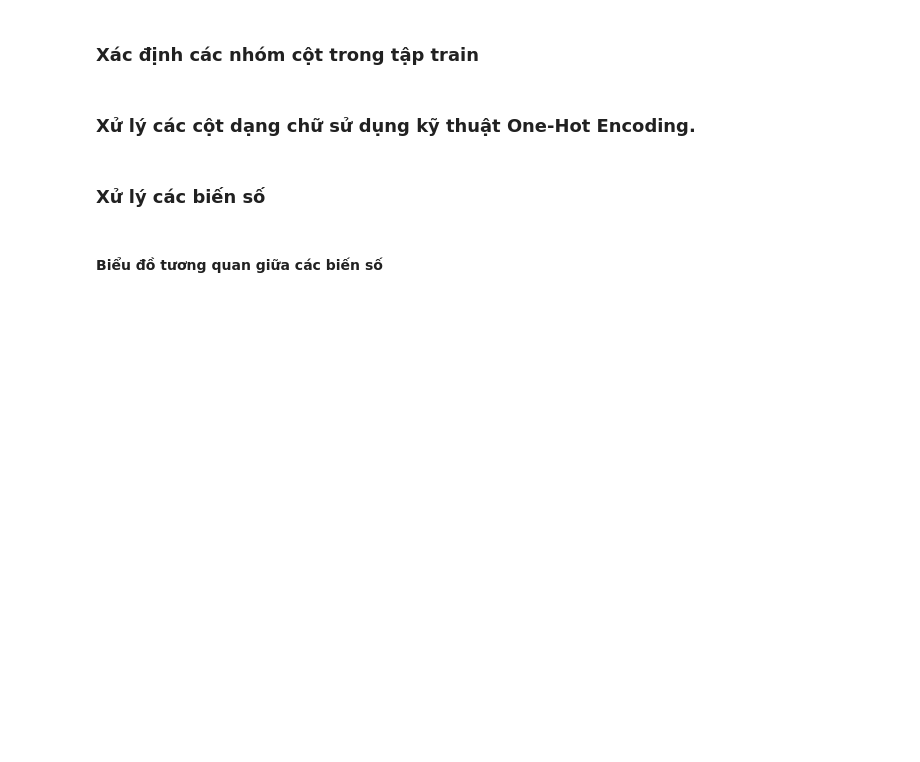
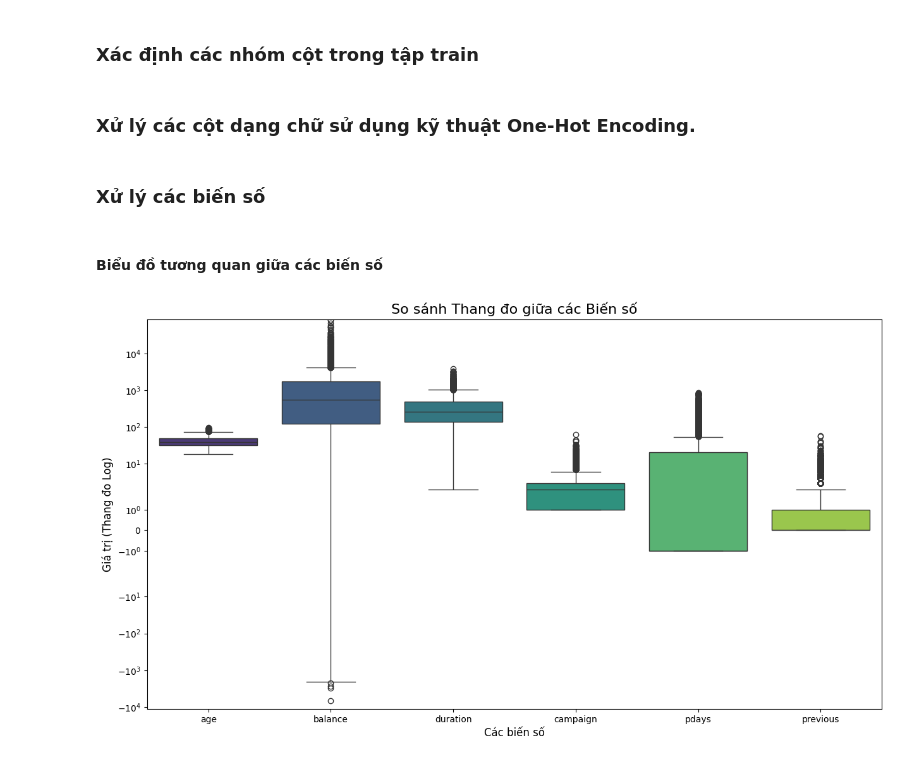
Before and after one commit to ThinhdanghocDE/BTL-AI, a Jupyter notebook: BTL_AI.ipynb, the cells around one changed output. Cells and saved outputs as stored; diff of their text form; code cells hidden in the pictures; blank space fills up the shorter version.

Commit message:
Lập biểu đồ tương quan giữa các biến số và nhận xét

```diff
--- a/BTL_AI.ipynb
+++ b/BTL_AI.ipynb
@@ -429,3 +429,16 @@ categorical_transformer = OneHotEncoder(handle_unknown='ignore')
 ### Xử lý các biến số
 # %% [markdown]
 #### Biểu đồ tương quan giữa các biến số
+# %%
+numerical_cols = ['age', 'balance', 'duration', 'campaign', 'pdays', 'previous']
+df_numerical = df[numerical_cols]
+
+plt.figure(figsize=(15, 8))
+sns.boxplot(data=df_numerical, palette='viridis')
+plt.title('So sánh Thang đo giữa các Biến số', fontsize=16)
+plt.yscale('symlog') # Sử dụng thang đo log để quan sát các biến nhỏ dễ hơn
+plt.ylabel('Giá trị (Thang đo Log)', fontsize=12)
+plt.xlabel('Các biến số', fontsize=12)
+plt.show()
+# %% [output]
+[figure, added]
```
Also changed, not shown: parts of 1 cell of this notebook.
